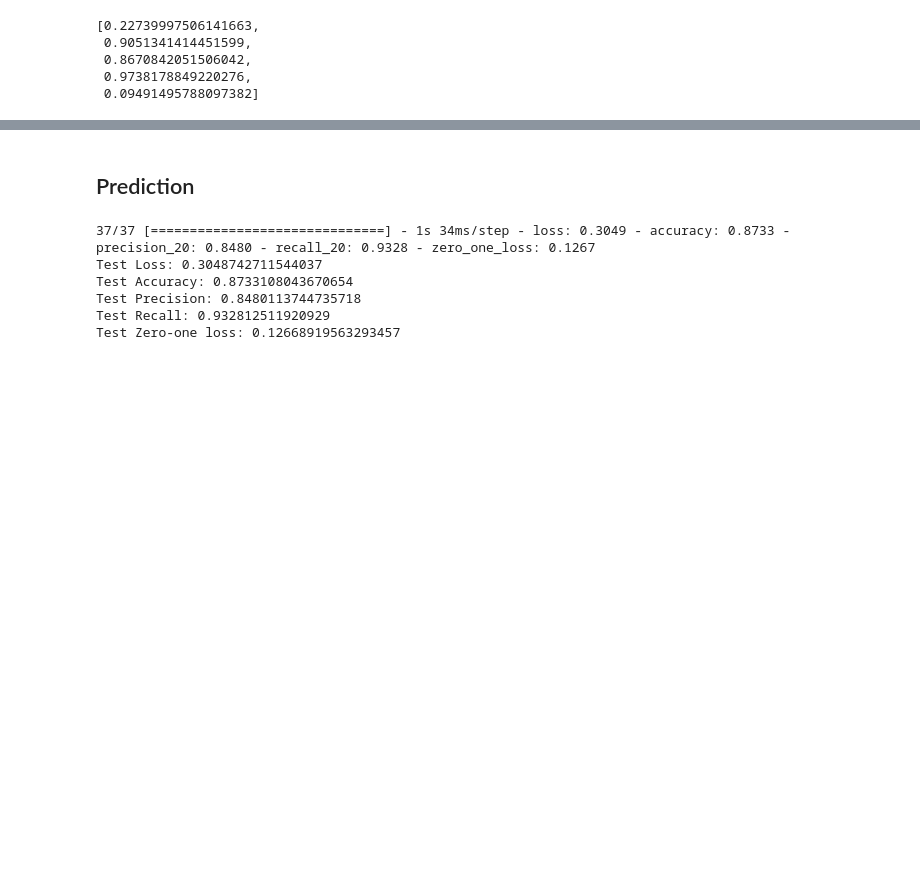
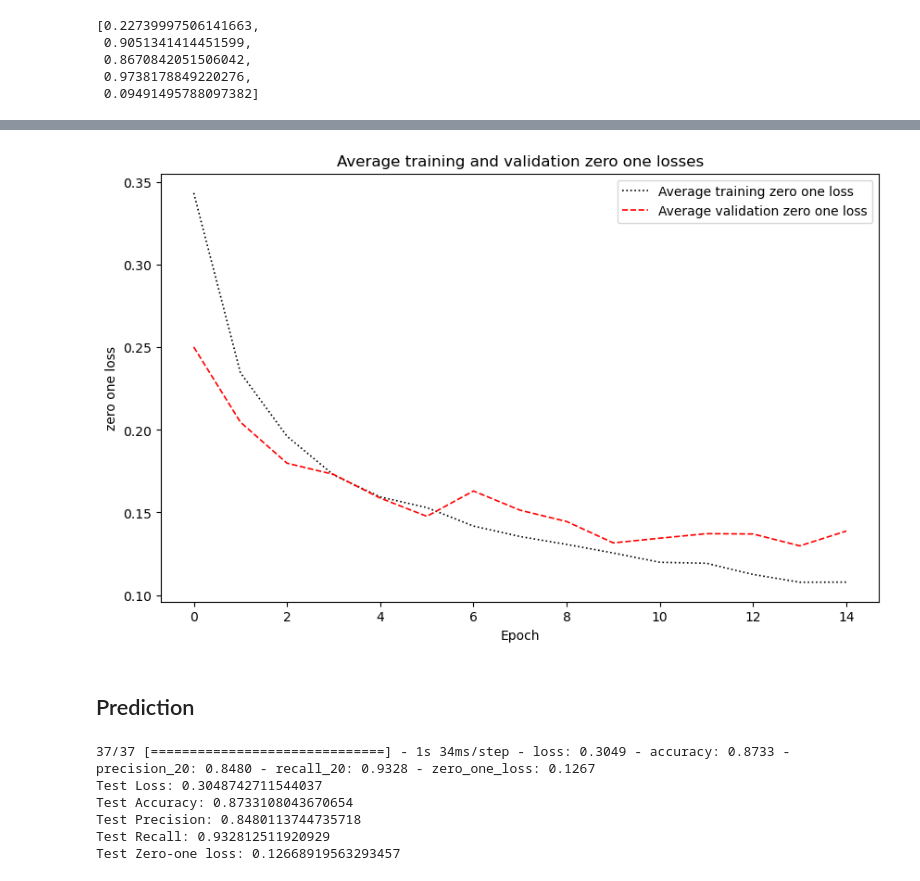
Before and after one commit to dariashcherbakovaaa/ML_muffins-VS-chihua, a Jupyter notebook: CNN_DSE_DariaShcherbakova.ipynb, the cells around one changed output, grey strips where cells are left out. Cells and saved outputs as stored; diff of their text form; code cells hidden in the pictures; blank space fills up the shorter version.

```diff
--- a/CNN_DSE_DariaShcherbakova.ipynb
+++ b/CNN_DSE_DariaShcherbakova.ipynb
@@ -1102,3 +1189,31 @@ best_model.evaluate(X_train, y_train, verbose=0)
+# %%
+train_zero_one_losses = []
+validation_zero_one_losses = []
+
+for history in histories:
+    train_zero_one_losses.append(history.history['zero_one_loss'])
+    validation_zero_one_losses.append(history.history['val_zero_one_loss'])
+
+matrix = np.array(train_zero_one_losses)
+train_mean_loss = np.mean(matrix, axis = 0)
+
+matrix_val = np.array(validation_zero_one_losses)
+validation_mean_loss = np.mean(matrix_val, axis = 0)
+
+plt.figure(figsize=(10, 6))
+
+plt.plot(train_mean_loss, label='Average training zero one loss', linestyle=':', linewidth=1.2,color='black')
+plt.plot(validation_mean_loss, label='Average validation zero one loss', linestyle='--', linewidth=1.2,color='red')
+
+
+plt.xlabel('Epoch')
+plt.ylabel('zero one loss')
+plt.title('Average training and validation zero one losses')
+plt.legend()
+plt.grid(False)
+plt.show()
+# %% [output]
+[figure, added]
 # %% [markdown]
 ## Prediction
 # %%
```
Also changed, not shown: parts of 12 cells of this notebook.
